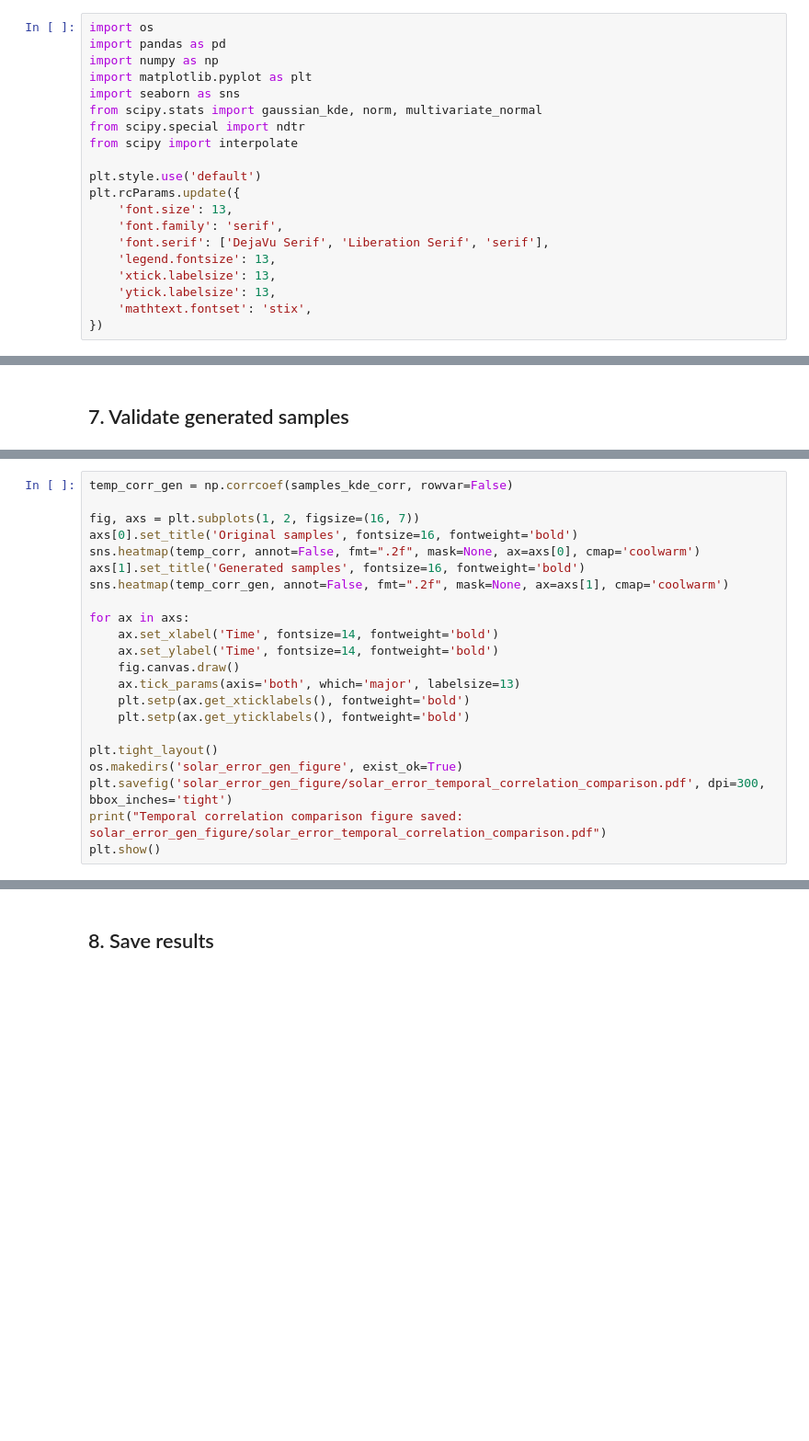
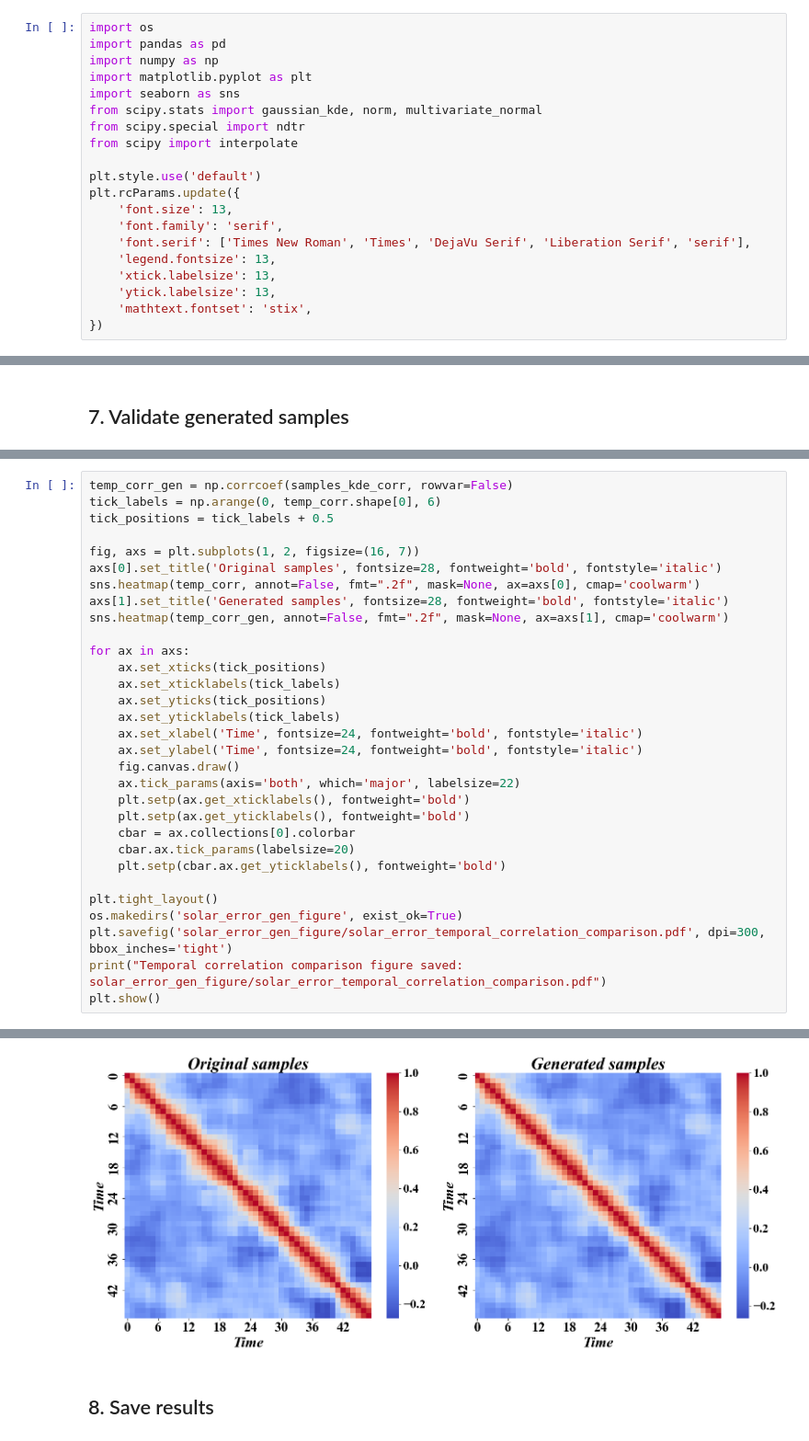
Before and after one commit to FanBitS/EIFICA-for-Pv, a Jupyter notebook: solar_error_generalization.ipynb, the cells around one changed output, grey strips where cells are left out. Shown at 92% size. Cells and saved outputs as stored; diff of their text form; blank space fills up the shorter version.

Commit message:
Update generated figures

```diff
--- a/solar_error_generalization.ipynb
+++ b/solar_error_generalization.ipynb
@@ -14,7 +14,7 @@ plt.style.use('default')
 plt.rcParams.update({
     'font.size': 13,
     'font.family': 'serif',
-    'font.serif': ['DejaVu Serif', 'Liberation Serif', 'serif'],
+    'font.serif': ['Times New Roman', 'Times', 'DejaVu Serif', 'Liberation Serif', 'serif'],
     'legend.fontsize': 13,
     'xtick.labelsize': 13,
     'ytick.labelsize': 13,
@@ -198,22 +244,32 @@ plt.show()
 # %%
 temp_corr_gen = np.corrcoef(samples_kde_corr, rowvar=False)
+tick_labels = np.arange(0, temp_corr.shape[0], 6)
+tick_positions = tick_labels + 0.5
 
 fig, axs = plt.subplots(1, 2, figsize=(16, 7))
-axs[0].set_title('Original samples', fontsize=16, fontweight='bold')
+axs[0].set_title('Original samples', fontsize=28, fontweight='bold', fontstyle='italic')
 sns.heatmap(temp_corr, annot=False, fmt=".2f", mask=None, ax=axs[0], cmap='coolwarm')
-axs[1].set_title('Generated samples', fontsize=16, fontweight='bold')
+axs[1].set_title('Generated samples', fontsize=28, fontweight='bold', fontstyle='italic')
 sns.heatmap(temp_corr_gen, annot=False, fmt=".2f", mask=None, ax=axs[1], cmap='coolwarm')
 
 for ax in axs:
-    ax.set_xlabel('Time', fontsize=14, fontweight='bold')
-    ax.set_ylabel('Time', fontsize=14, fontweight='bold')
+    ax.set_xticks(tick_positions)
+    ax.set_xticklabels(tick_labels)
+    ax.set_yticks(tick_positions)
+    ax.set_yticklabels(tick_labels)
+    ax.set_xlabel('Time', fontsize=24, fontweight='bold', fontstyle='italic')
+    ax.set_ylabel('Time', fontsize=24, fontweight='bold', fontstyle='italic')
     fig.canvas.draw()
-    ax.tick_params(axis='both', which='major', labelsize=13)
+    ax.tick_params(axis='both', which='major', labelsize=22)
     plt.setp(ax.get_xticklabels(), fontweight='bold')
     plt.setp(ax.get_yticklabels(), fontweight='bold')
+    cbar = ax.collections[0].colorbar
+    cbar.ax.tick_params(labelsize=20)
+    plt.setp(cbar.ax.get_yticklabels(), fontweight='bold')
 
 plt.tight_layout()
 os.makedirs('solar_error_gen_figure', exist_ok=True)
 plt.savefig('solar_error_gen_figure/solar_error_temporal_correlation_comparison.pdf', dpi=300, bbox_inches='tight')
 print("Temporal correlation comparison figure saved: solar_error_gen_figure/solar_error_temporal_correlation_comparison.pdf")
 plt.show()
+# %% [output]
@@ -220,3 +277,4 @@ plt.show()
+[figure, added]
 # %% [markdown]
 ## 8. Save results
 # %%
```
Also changed, not shown: parts of 18 cells of this notebook, 9 other files.
